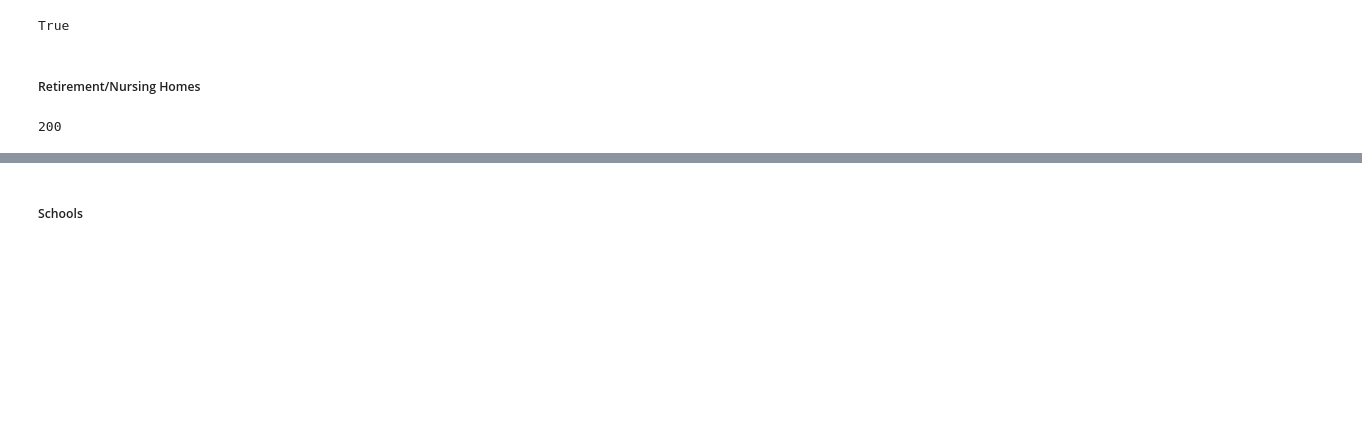
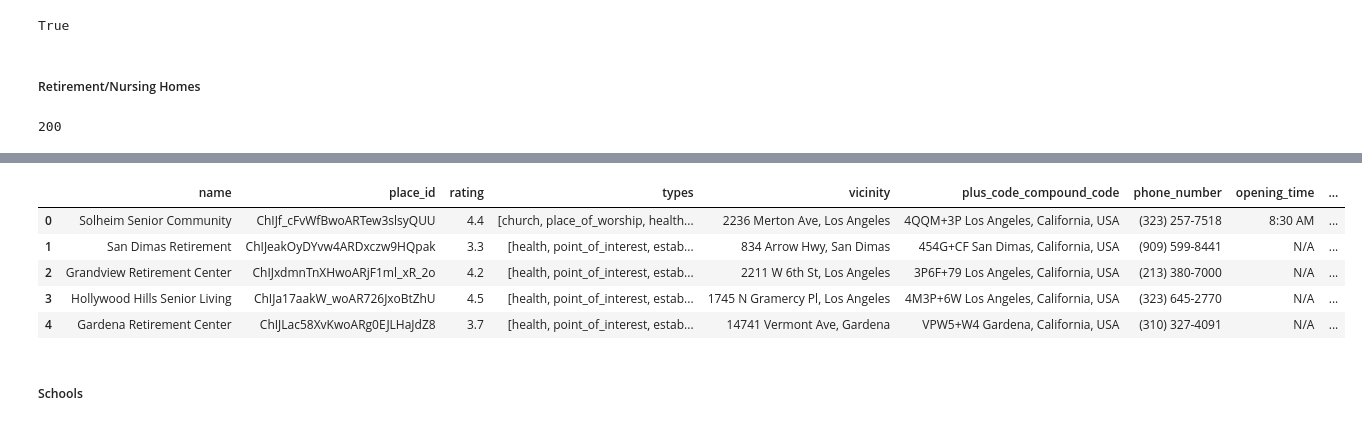
Before and after one commit to TheLazyCactus/Data_Thieves_project, a Jupyter notebook: Data-Thieves_Bea.ipynb, the cells around one changed output, grey strips where cells are left out. Cells and saved outputs as stored; diff of their text form; code cells hidden in the pictures; blank space fills up the shorter version.

```diff
--- a/Data-Thieves_Bea.ipynb
+++ b/Data-Thieves_Bea.ipynb
@@ -108,3 +105,36 @@ retirement_homes_df.head()
+# %%
+def get_schedule(place_id):
+    details_url = f"https://maps.googleapis.com/maps/api/place/details/json?place_id={place_id}&fields=opening_hours&key={api_key}"
+    details_response = requests.get(details_url)
+    details_info = details_response.json()
+
+    if 'result' in details_info and 'opening_hours' in details_info['result']:
+        weekday_text = details_info['result']['opening_hours'].get('weekday_text')
+
+        if weekday_text:
+            first_day = weekday_text[0]  # Extract Monday's hours
+            time_range = first_day.split(': ')[1].strip()  # e.g., "9:00 AM – 5:00 PM"
+
+            # Check if time_range contains an en-dash and handle accordingly
+            if '–' in time_range:
+                opening_time, closing_time = time_range.split('–')
+                return opening_time.strip(), closing_time.strip()
+            else:
+                # Return 'N/A' if the time range is not in the expected format
+                return 'N/A', 'N/A'
+
+    return 'N/A', 'N/A'
+
+retirement_homes_df[['opening_time', 'closing_time']] = pd.DataFrame([get_schedule(place_id) for place_id in place_ids])
+
+retirement_homes_df.head()
+# %% [output]
+|  | name | place_id | rating | types | vicinity | plus_code_compound_code | phone_number | opening_time | ... |
+| 0 | Solheim Senior Community | ChIJf_cFvWfBwoARTew3slsyQUU | 4.4 | [church, place_of_worship, health... | 2236 Merton Ave, Los Angeles | 4QQM+3P Los Angeles, California, USA | (323) 257-7518 | 8:30 AM | ... |
+| 1 | San Dimas Retirement | ChIJeakOyDYvw4ARDxczw9HQpak | 3.3 | [health, point_of_interest, estab... | 834 Arrow Hwy, San Dimas | 454G+CF San Dimas, California, USA | (909) 599-8441 | N/A | ... |
+| 2 | Grandview Retirement Center | ChIJxdmnTnXHwoARjF1ml_xR_2o | 4.2 | [health, point_of_interest, estab... | 2211 W 6th St, Los Angeles | 3P6F+79 Los Angeles, California, USA | (213) 380-7000 | N/A | ... |
+| 3 | Hollywood Hills Senior Living | ChIJa17aakW_woAR726JxoBtZhU | 4.5 | [health, point_of_interest, estab... | 1745 N Gramercy Pl, Los Angeles | 4M3P+6W Los Angeles, California, USA | (323) 645-2770 | N/A | ... |
+| 4 | Gardena Retirement Center | ChIJLac58XvKwoARg0EJLHaJdZ8 | 3.7 | [health, point_of_interest, estab... | 14741 Vermont Ave, Gardena | VPW5+W4 Gardena, California, USA | (310) 327-4091 | N/A | ... |
 # %% [markdown]
 ##### Schools
 # %%
```
Also changed, not shown: parts of 12 cells of this notebook.
